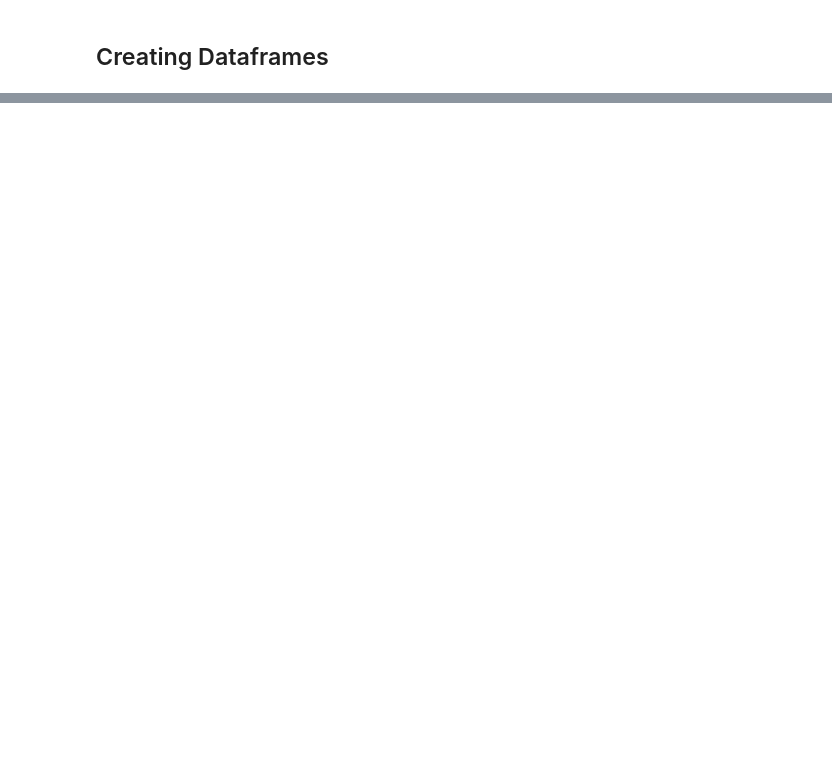
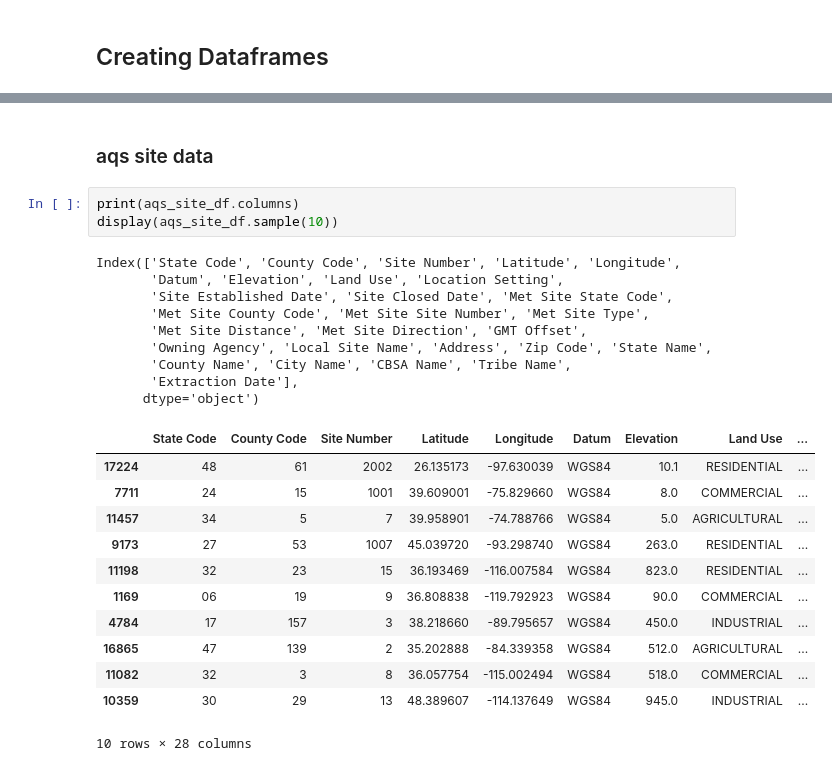
Before and after one commit to annamarieweber/AQI-predictor, a Jupyter notebook: final-project-notebook.ipynb, the cells around one changed output, grey strips where cells are left out. Saved outputs shown, nothing was run; the diff lists cells and outputs as text; blank space fills up the shorter version.

```diff
--- a/final-project-notebook.ipynb
+++ b/final-project-notebook.ipynb
@@ -121,0 +147,27 @@ for k, v in file_dict.items():
+# %% [markdown]
+### aqs site data
+# %%
+print(aqs_site_df.columns)
+display(aqs_site_df.sample(10))
+# %% [output]
+Index(['State Code', 'County Code', 'Site Number', 'Latitude', 'Longitude',
+       'Datum', 'Elevation', 'Land Use', 'Location Setting',
+       'Site Established Date', 'Site Closed Date', 'Met Site State Code',
+       'Met Site County Code', 'Met Site Site Number', 'Met Site Type',
+       'Met Site Distance', 'Met Site Direction', 'GMT Offset',
+       'Owning Agency', 'Local Site Name', 'Address', 'Zip Code', 'State Name',
+       'County Name', 'City Name', 'CBSA Name', 'Tribe Name',
+       'Extraction Date'],
+      dtype='object')
+|  | State Code | County Code | Site Number | Latitude | Longitude | Datum | Elevation | Land Use | ... |
+| 17224 | 48 | 61 | 2002 | 26.135173 | -97.630039 | WGS84 | 10.1 | RESIDENTIAL | ... |
+| 7711 | 24 | 15 | 1001 | 39.609001 | -75.829660 | WGS84 | 8.0 | COMMERCIAL | ... |
+| 11457 | 34 | 5 | 7 | 39.958901 | -74.788766 | WGS84 | 5.0 | AGRICULTURAL | ... |
+| 9173 | 27 | 53 | 1007 | 45.039720 | -93.298740 | WGS84 | 263.0 | RESIDENTIAL | ... |
+| 11198 | 32 | 23 | 15 | 36.193469 | -116.007584 | WGS84 | 823.0 | RESIDENTIAL | ... |
+| 1169 | 06 | 19 | 9 | 36.808838 | -119.792923 | WGS84 | 90.0 | COMMERCIAL | ... |
+| 4784 | 17 | 157 | 3 | 38.218660 | -89.795657 | WGS84 | 450.0 | INDUSTRIAL | ... |
+| 16865 | 47 | 139 | 2 | 35.202888 | -84.339358 | WGS84 | 512.0 | AGRICULTURAL | ... |
+| 11082 | 32 | 3 | 8 | 36.057754 | -115.002494 | WGS84 | 518.0 | COMMERCIAL | ... |
+| 10359 | 30 | 29 | 13 | 48.389607 | -114.137649 | WGS84 | 945.0 | INDUSTRIAL | ... |
+10 rows × 28 columns
```
Also changed, not shown: parts of 17 cells of this notebook.
